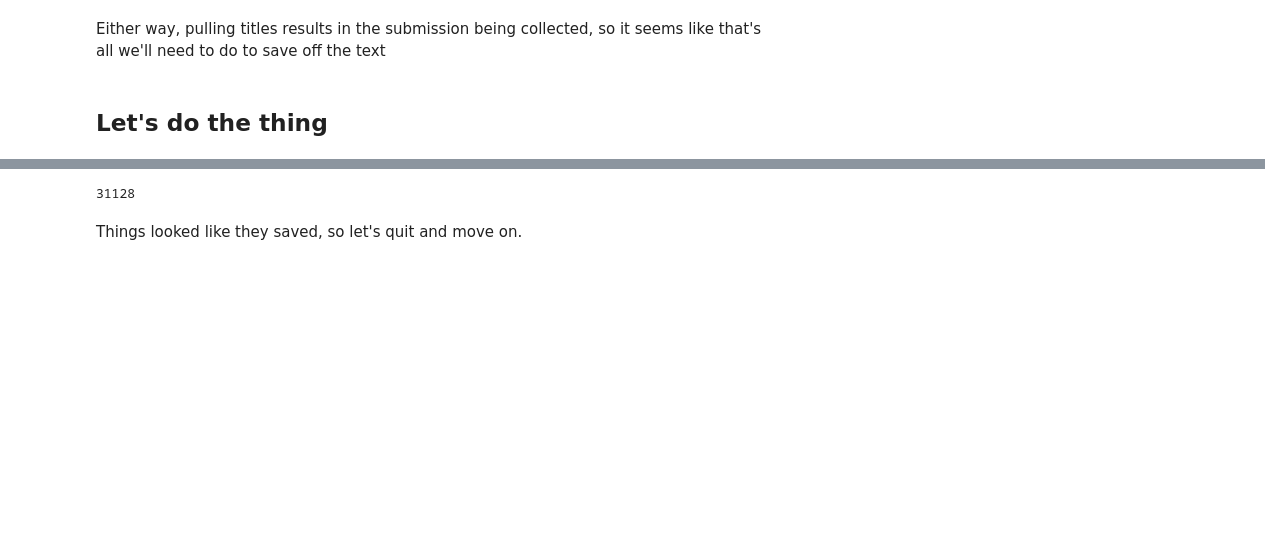
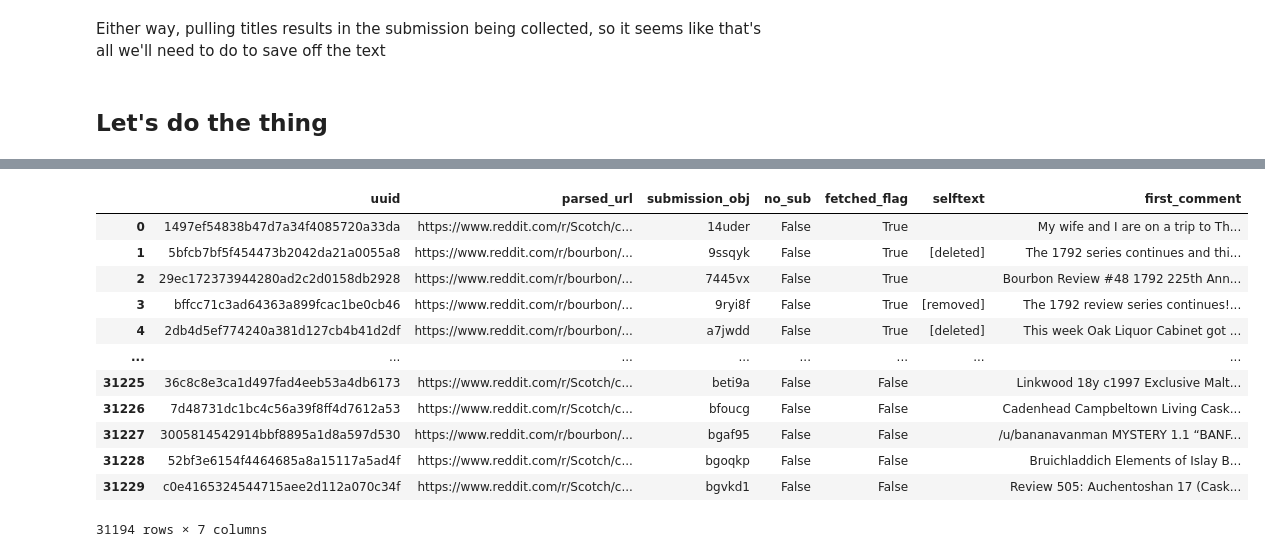
Before and after one commit to jeremybeck/whiskyreviews, a Jupyter notebook: scripts/01_flatfile_reviews_redditpull.ipynb, the cells around one changed output, grey strips where cells are left out. Cells and saved outputs as stored; diff of their text form; code cells hidden in the pictures; blank space fills up the shorter version.

```diff
--- a/scripts/01_flatfile_reviews_redditpull.ipynb
+++ b/scripts/01_flatfile_reviews_redditpull.ipynb
@@ -243,0 +310,2 @@ received 403 HTTP response error on iteration  30784
+# %%
+whisky_queries = pd.read_pickle('../data/whisky_reviews_intprogress.pkl')
@@ -265,3 +337,5 @@ vars(whisky_queries['submission_obj'].tolist()[30002])
 whisky_queries['first_comment'] = whisky_queries['submission_obj'].apply(first_comment)
 # %%
 whisky_queries['selftext'] = whisky_queries['submission_obj'].apply(selftext)
+# %%
+whisky_queries['fetched_flag'] = whisky_queries.submission_obj.apply(is_fetched)
@@ -284,8 +384,18 @@ pkl.dump(review_dict, open('/mnt/data/processed/review_dict.pkl', 'wb'), pkl.HIG
 # %%
 test = pkl.load(open('/mnt/data/processed/review_dict.pkl', 'rb'))
-# %%
-len(test.keys())
-# %% [output]
-31128
-# %% [markdown]
-Things looked like they saved, so let's quit and move on.
+# %%
+whisky_queries
+# %% [output]
+|  | uuid | parsed_url | submission_obj | no_sub | fetched_flag | selftext | first_comment |
+| 0 | 1497ef54838b47d7a34f4085720a33da | https://www.reddit.com/r/Scotch/c... | 14uder | False | True |  | My wife and I are on a trip to Th... |
+| 1 | 5bfcb7bf5f454473b2042da21a0055a8 | https://www.reddit.com/r/bourbon/... | 9ssqyk | False | True | [deleted] | The 1792 series continues and thi... |
+| 2 | 29ec172373944280ad2c2d0158db2928 | https://www.reddit.com/r/bourbon/... | 7445vx | False | True |  | Bourbon Review #48 1792 225th Ann... |
+| 3 | bffcc71c3ad64363a899fcac1be0cb46 | https://www.reddit.com/r/bourbon/... | 9ryi8f | False | True | [removed] | The 1792 review series continues!... |
+| 4 | 2db4d5ef774240a381d127cb4b41d2df | https://www.reddit.com/r/bourbon/... | a7jwdd | False | True | [deleted] | This week Oak Liquor Cabinet got ... |
+| ... | ... | ... | ... | ... | ... | ... | ... |
+| 31225 | 36c8c8e3ca1d497fad4eeb53a4db6173 | https://www.reddit.com/r/Scotch/c... | beti9a | False | False |  | Linkwood 18y c1997 Exclusive Malt... |
+| 31226 | 7d48731dc1bc4c56a39f8ff4d7612a53 | https://www.reddit.com/r/Scotch/c... | bfoucg | False | False |  | Cadenhead Campbeltown Living Cask... |
+| 31227 | 3005814542914bbf8895a1d8a597d530 | https://www.reddit.com/r/bourbon/... | bgaf95 | False | False |  | /u/bananavanman MYSTERY 1.1 “BANF... |
+| 31228 | 52bf3e6154f4464685a8a15117a5ad4f | https://www.reddit.com/r/Scotch/c... | bgoqkp | False | False |  | Bruichladdich Elements of Islay B... |
+| 31229 | c0e4165324544715aee2d112a070c34f | https://www.reddit.com/r/Scotch/c... | bgvkd1 | False | False |  | Review 505: Auchentoshan 17 (Cask... |
+31194 rows × 7 columns
```
Also changed, not shown: parts of 28 cells of this notebook.
